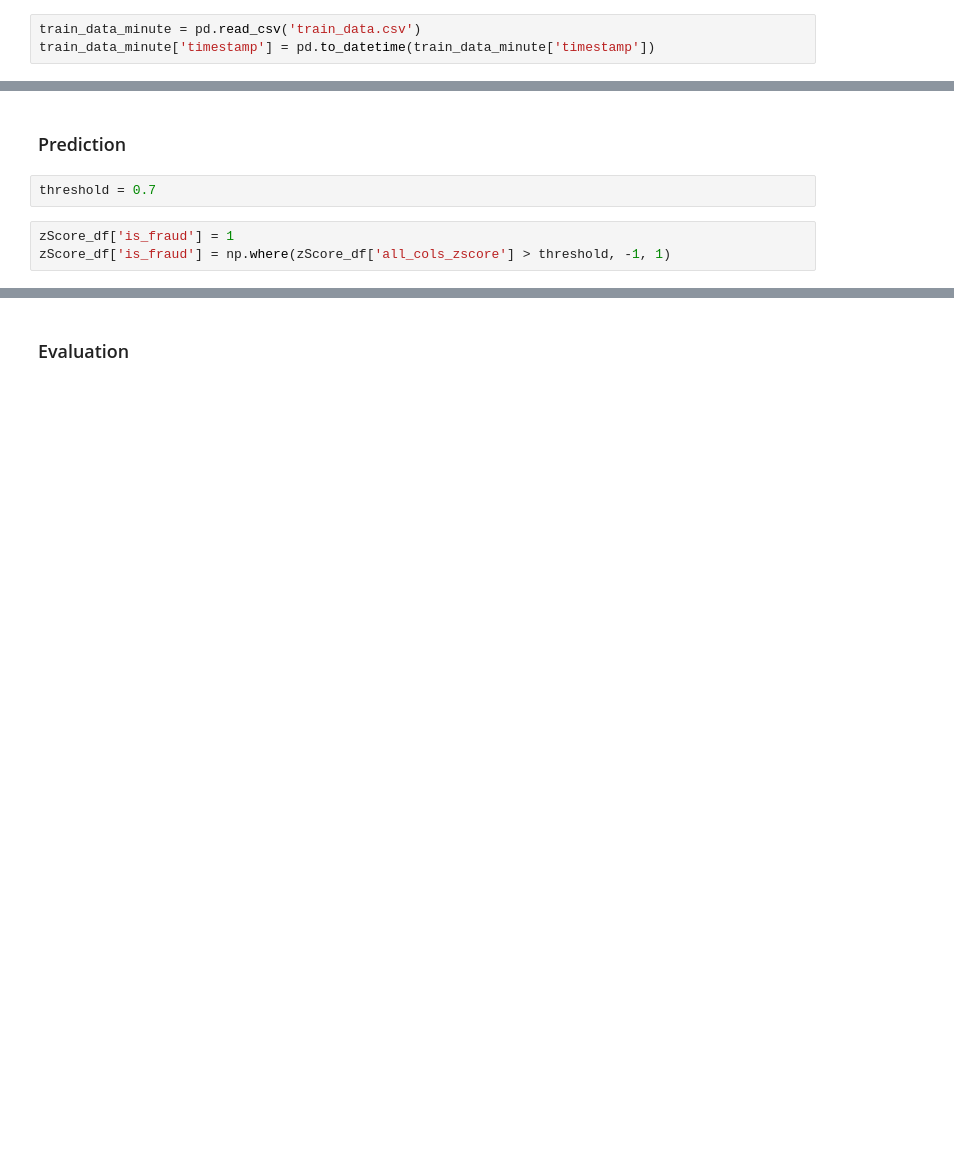
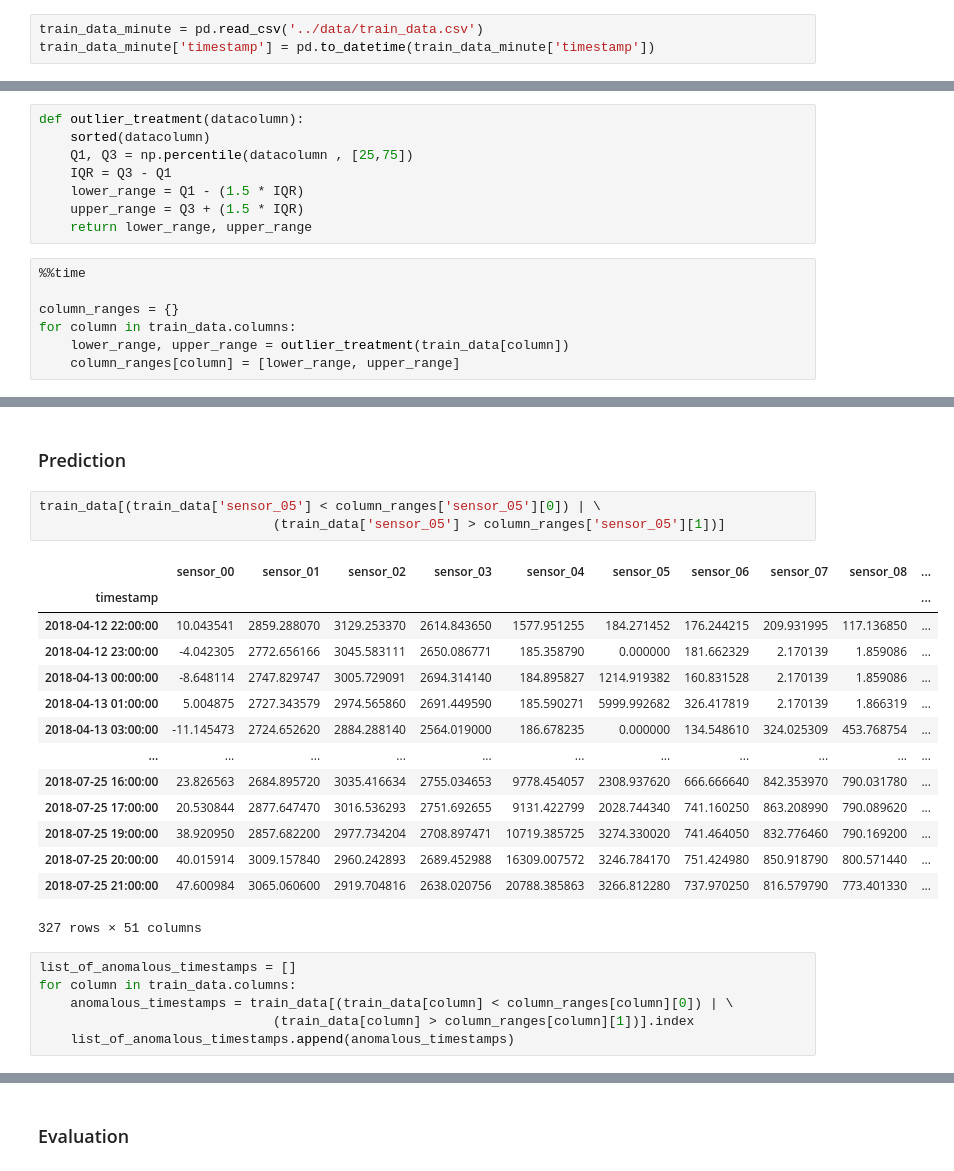
Before and after one commit to ThingsSolver/pyflink-payten, a Jupyter notebook: ML-payten/notebooks/Interquartile_range.ipynb, the cells around one changed output, grey strips where cells are left out. Saved outputs shown, nothing was run; the diff lists cells and outputs as text; blank space fills up the shorter version.

Commit message:
added interquartile range

```diff
--- a/ML-payten/notebooks/Interquartile_range.ipynb
+++ b/ML-payten/notebooks/Interquartile_range.ipynb
@@ -270,7 +270,7 @@ print('Max date in dataset:', df['timestamp'].max().date())
 Min date in dataset: 2018-04-01
 Max date in dataset: 2018-08-31
 # %%
-train_data_minute = pd.read_csv('train_data.csv')
+train_data_minute = pd.read_csv('../data/train_data.csv')
 train_data_minute['timestamp'] = pd.to_datetime(train_data_minute['timestamp'])
 # %%
 # aggregating data on hourly level
@@ -376,0 +330,15 @@ zScore_df.sort_values(by='all_cols_zscore', ascending=False).head(10)
+# %%
+def outlier_treatment(datacolumn):
+    sorted(datacolumn)
+    Q1, Q3 = np.percentile(datacolumn , [25,75])
+    IQR = Q3 - Q1
+    lower_range = Q1 - (1.5 * IQR)
+    upper_range = Q3 + (1.5 * IQR)
+    return lower_range, upper_range
+# %%
+%%time
+
+column_ranges = {}
+for column in train_data.columns:
+    lower_range, upper_range = outlier_treatment(train_data[column])
+    column_ranges[column] = [lower_range, upper_range]
@@ -377,7 +368,26 @@ zScore_df.sort_values(by='all_cols_zscore', ascending=False).head(10)
 # %% [markdown]
 ### Prediction
-# %%
-threshold = 0.7
-# %%
-zScore_df['is_fraud'] = 1
-zScore_df['is_fraud'] = np.where(zScore_df['all_cols_zscore'] > threshold, -1, 1)
+# %%
+train_data[(train_data['sensor_05'] < column_ranges['sensor_05'][0]) | \
+                              (train_data['sensor_05'] > column_ranges['sensor_05'][1])]
+# %% [output]
+|  | sensor_00 | sensor_01 | sensor_02 | sensor_03 | sensor_04 | sensor_05 | sensor_06 | sensor_07 | sensor_08 | ... |
+| timestamp |  |  |  |  |  |  |  |  |  | ... |
+| 2018-04-12 22:00:00 | 10.043541 | 2859.288070 | 3129.253370 | 2614.843650 | 1577.951255 | 184.271452 | 176.244215 | 209.931995 | 117.136850 | ... |
+| 2018-04-12 23:00:00 | -4.042305 | 2772.656166 | 3045.583111 | 2650.086771 | 185.358790 | 0.000000 | 181.662329 | 2.170139 | 1.859086 | ... |
+| 2018-04-13 00:00:00 | -8.648114 | 2747.829747 | 3005.729091 | 2694.314140 | 184.895827 | 1214.919382 | 160.831528 | 2.170139 | 1.859086 | ... |
+| 2018-04-13 01:00:00 | 5.004875 | 2727.343579 | 2974.565860 | 2691.449590 | 185.590271 | 5999.992682 | 326.417819 | 2.170139 | 1.866319 | ... |
+| 2018-04-13 03:00:00 | -11.145473 | 2724.652620 | 2884.288140 | 2564.019000 | 186.678235 | 0.000000 | 134.548610 | 324.025309 | 453.768754 | ... |
+| ... | ... | ... | ... | ... | ... | ... | ... | ... | ... | ... |
+| 2018-07-25 16:00:00 | 23.826563 | 2684.895720 | 3035.416634 | 2755.034653 | 9778.454057 | 2308.937620 | 666.666640 | 842.353970 | 790.031780 | ... |
+| 2018-07-25 17:00:00 | 20.530844 | 2877.647470 | 3016.536293 | 2751.692655 | 9131.422799 | 2028.744340 | 741.160250 | 863.208990 | 790.089620 | ... |
+| 2018-07-25 19:00:00 | 38.920950 | 2857.682200 | 2977.734204 | 2708.897471 | 10719.385725 | 3274.330020 | 741.464050 | 832.776460 | 790.169200 | ... |
+| 2018-07-25 20:00:00 | 40.015914 | 3009.157840 | 2960.242893 | 2689.452988 | 16309.007572 | 3246.784170 | 751.424980 | 850.918790 | 800.571440 | ... |
+| 2018-07-25 21:00:00 | 47.600984 | 3065.060600 | 2919.704816 | 2638.020756 | 20788.385863 | 3266.812280 | 737.970250 | 816.579790 | 773.401330 | ... |
+327 rows × 51 columns
+# %%
+list_of_anomalous_timestamps = []
+for column in train_data.columns:
+    anomalous_timestamps = train_data[(train_data[column] < column_ranges[column][0]) | \
+                              (train_data[column] > column_ranges[column][1])].index
+    list_of_anomalous_timestamps.append(anomalous_timestamps)
```
Also changed, not shown: parts of 18 cells of this notebook.
